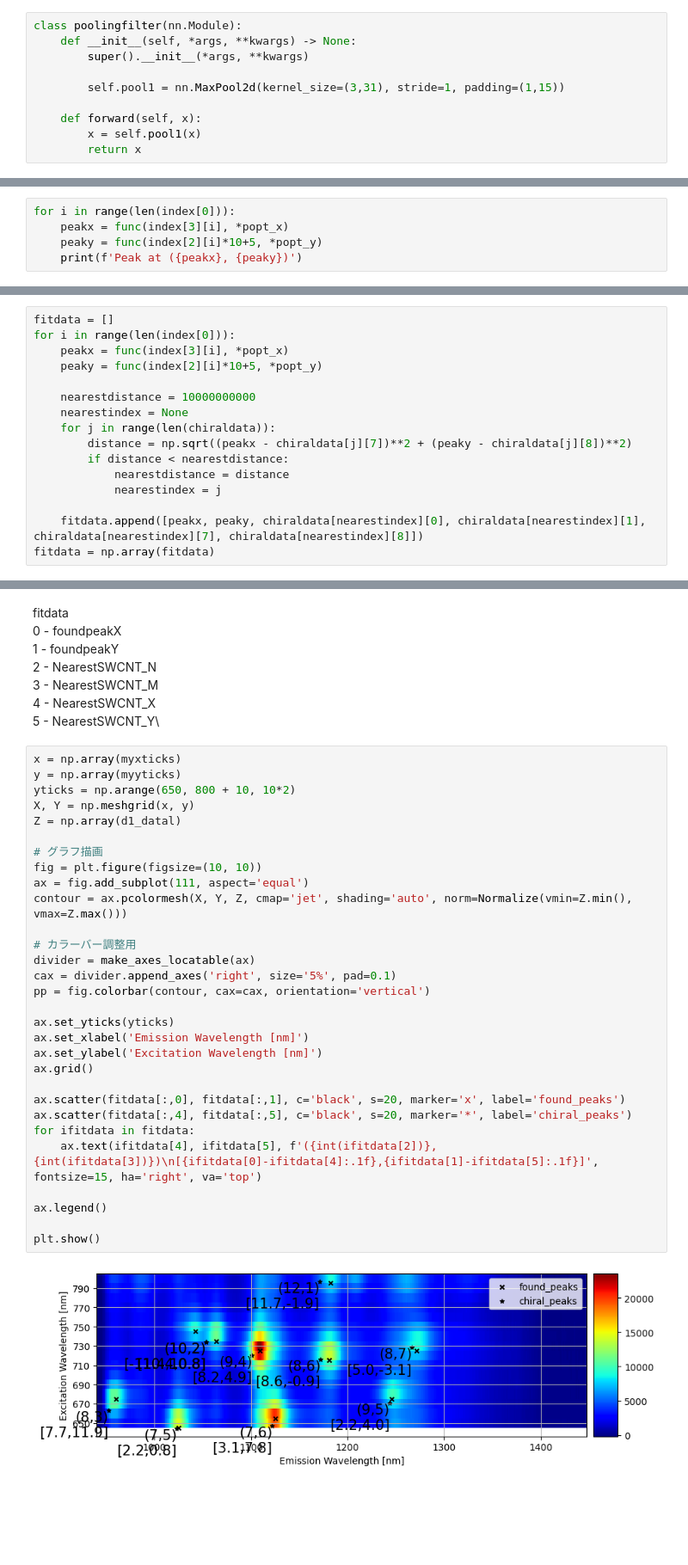
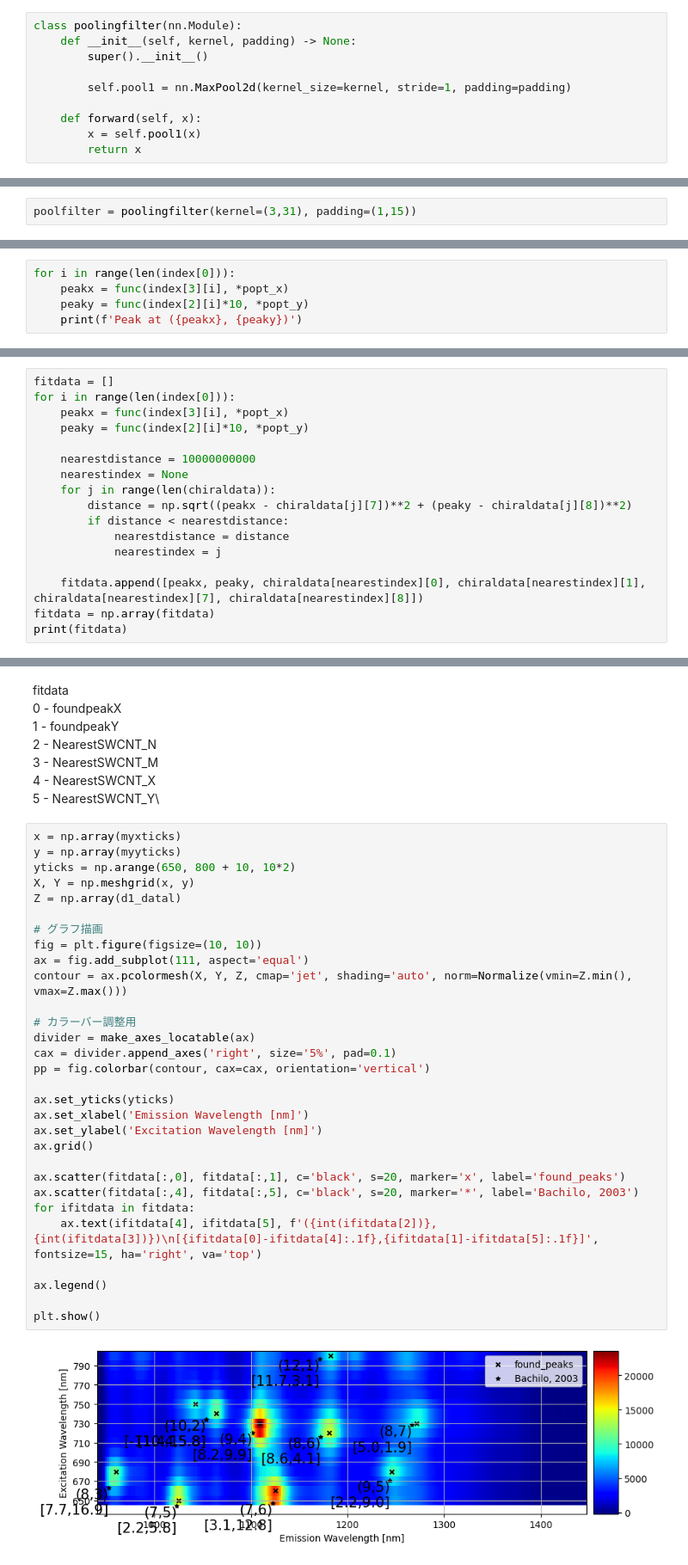
Before and after one commit to chiashi-lab/pl, a Jupyter notebook: notebook/ple.ipynb, the cells around one changed output, grey strips where cells are left out. Shown at 86% size. Saved outputs shown, nothing was run; the diff lists cells and outputs as text; blank space fills up the shorter version.

```diff
--- a/notebook/ple.ipynb
+++ b/notebook/ple.ipynb
@@ -126,10 +156,10 @@ torch.Size([160, 512])
 # プーリング層による平滑化
 # %%
 class poolingfilter(nn.Module):
-    def __init__(self, *args, **kwargs) -> None:
-        super().__init__(*args, **kwargs)
+    def __init__(self, kernel, padding) -> None:
+        super().__init__()
 
-        self.pool1 = nn.MaxPool2d(kernel_size=(3,31), stride=1, padding=(1,15))
+        self.pool1 = nn.MaxPool2d(kernel_size=kernel, stride=1, padding=padding)
 
     def forward(self, x):
         x = self.pool1(x)
@@ -139,3 +167,5 @@ poolfilter = poolingfilter()
+# %%
+poolfilter = poolingfilter(kernel=(3,31), padding=(1,15))
 # %%
 d1_datafiltered = poolfilter(d1_data.unsqueeze(0).unsqueeze(0))
 print(d1_datafiltered.shape)
@@ -198,6 +235,6 @@ popt_y, _ = curve_fit(func, imgytick, myyticks)
 # %%
 for i in range(len(index[0])):
     peakx = func(index[3][i], *popt_x)
-    peaky = func(index[2][i]*10+5, *popt_y)
+    peaky = func(index[2][i]*10, *popt_y)
     print(f'Peak at ({peakx}, {peaky})')
 # %% [output]
@@ -215,7 +252,7 @@ Peak at (1025.3428959387375, 645.0)
 fitdata = []
 for i in range(len(index[0])):
     peakx = func(index[3][i], *popt_x)
-    peaky = func(index[2][i]*10+5, *popt_y)
+    peaky = func(index[2][i]*10, *popt_y)
 
     nearestdistance = 10000000000
     nearestindex = None
@@ -227,3 +264,4 @@ for i in range(len(index[0])):
 
     fitdata.append([peakx, peaky, chiraldata[nearestindex][0], chiraldata[nearestindex][1], chiraldata[nearestindex][7], chiraldata[nearestindex][8]])
 fitdata = np.array(fitdata)
+print(fitdata)
@@ -238,32 +297,32 @@ fitdata\
 # %%
 x = np.array(myxticks)
 y = np.array(myyticks)
 yticks = np.arange(650, 800 + 10, 10*2)
 X, Y = np.meshgrid(x, y)
 Z = np.array(d1_datal)
 
 # グラフ描画
 fig = plt.figure(figsize=(10, 10))
 ax = fig.add_subplot(111, aspect='equal')
 contour = ax.pcolormesh(X, Y, Z, cmap='jet', shading='auto', norm=Normalize(vmin=Z.min(), vmax=Z.max()))
 
 # カラーバー調整用
 divider = make_axes_locatable(ax)
 cax = divider.append_axes('right', size='5%', pad=0.1)
 pp = fig.colorbar(contour, cax=cax, orientation='vertical')
 
 ax.set_yticks(yticks)
 ax.set_xlabel('Emission Wavelength [nm]')
 ax.set_ylabel('Excitation Wavelength [nm]')
 ax.grid()
 
 ax.scatter(fitdata[:,0], fitdata[:,1], c='black', s=20, marker='x', label='found_peaks')
-ax.scatter(fitdata[:,4], fitdata[:,5], c='black', s=20, marker='*', label='chiral_peaks')
+ax.scatter(fitdata[:,4], fitdata[:,5], c='black', s=20, marker='*', label='Bachilo, 2003')
 for ifitdata in fitdata:
     ax.text(ifitdata[4], ifitdata[5], f'({int(ifitdata[2])},{int(ifitdata[3])})\n[{ifitdata[0]-ifitdata[4]:.1f},{ifitdata[1]-ifitdata[5]:.1f}]', fontsize=15, ha='right', va='top')
 
 ax.legend()
 
 plt.show()
 # %% [output]
-[figure, old version]
+[figure, new version]
```
Also changed, not shown: parts of 25 cells of this notebook.
